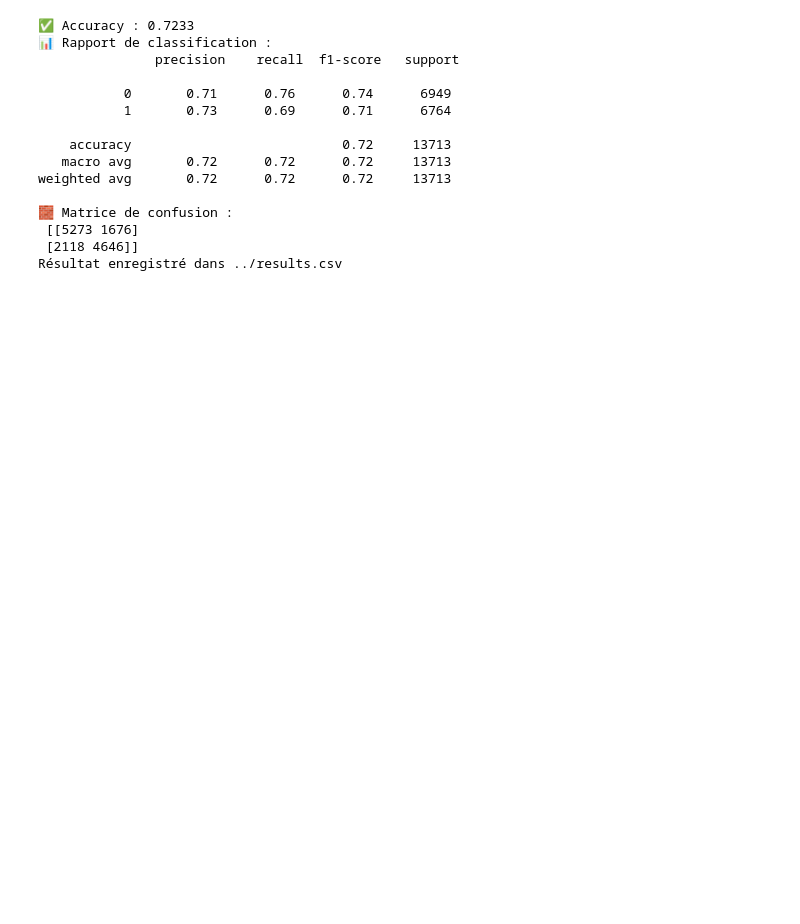
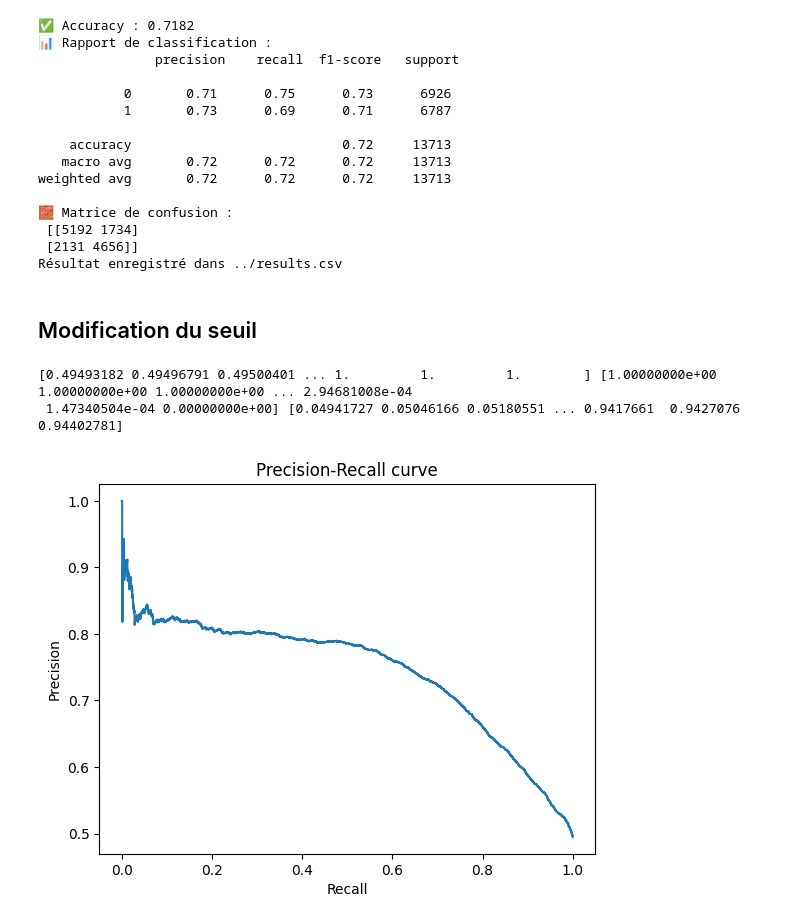
Before and after one commit to sulivan-moreau/cardio-vasc-risks, a Jupyter notebook: notebooks/modelisation.ipynb, the cells around one changed output. Saved outputs shown, nothing was run; the diff lists cells and outputs as text; code cells hidden in the pictures; blank space fills up the shorter version.

Commit message:
test d'optimisations
Creation de recall_1 comme métrique
RandomiezdSearchCV
Modifcation du seuil

```diff
--- a/notebooks/modelisation.ipynb
+++ b/notebooks/modelisation.ipynb
@@ -17,0 +79,30 @@ y = df["cardio"]
+# %%
+model=LogisticRegression()
+
+param_distributions = {
+    'C':  [150, 200], # C variera de 0.01 à 100, selon une distribution log-uniforme
+    'penalty': ['l2'],
+    'solver': ['liblinear', 'lbfgs'],
+    'max_iter': [500]
+}
+
+X_train, X_test, y_train, y_test = train_test_split(
+    X, y, test_size=0.2, stratify=y, random_state=42
+)
+
+
+randomized_search = RandomizedSearchCV(
+    estimator = model,
+    param_distributions=param_distributions,  # ou param_grid si tu préfères, mais param_distributions est la convention
+    cv=5,
+    scoring=recall_scorer,  # Optimise spécifiquement le recall de la classe 1
+    n_iter=5,  # Ici, 2 car tu n'as que 2 valeurs pour C, mais à adapter selon ton espace de paramètres
+    random_state=42
+                           )
+
+# 2. Lancer l'entraînement avec .fit()
+randomized_search.fit(X_train, y_train)
+
+
+print("Meilleurs hyperparamètres trouvés :", randomized_search.best_params_)
+print("Meilleur score d'entraînement (recall classe 1) :", randomized_search.best_score_)
@@ -18,6 +129,6 @@ y = df["cardio"]
 # %%
 
-# ============== Exécution du modèle  ================
+# ============== Exécution de modèles  ================
 
 # execute_model_and_save_score(X, y)
 # execute_model_and_save_score(X, y, max_iter=1000, penalty="l2", solver="lbfgs")
@@ -28,20 +139,48 @@ y = df["cardio"]
 # execute_model_and_save_score(X, y, df_path=DF_PATH, penalty='l1', solver='liblinear')
 # execute_model_and_save_score(X, y, df_path=DF_PATH, penalty='l1', solver='saga')
 # execute_model_and_save_score(X, y, df_path=DF_PATH, penalty='l2', solver='newton-cg')
-execute_model_and_save_score(X, y, max_iter=2000, df_path=DF_PATH, penalty='l2', solver='newton-cg')
+# execute_model_and_save_score(X, y, max_iter=2000, df_path=DF_PATH, penalty='l2', solver='newton-cg')
+# execute_model_and_save_score(X, y, C= 100, max_iter=1000, penalty= 'l2', solver= 'liblinear', df_path = DF_PATH)
+# execute_model_and_save_score(X, y, C= 200, max_iter= 1000, penalty= 'l2', solver= 'liblinear', df_path = DF_PATH)
+# execute_model_and_save_score(X, y, C= 200, max_iter= 1000, penalty= 'l2', solver= 'liblinear', df_path = DF_PATH)
+# execute_model_and_save_score(X, y, C= 150, max_iter= 1000, penalty= 'l2', solver= 'liblinear', df_path = DF_PATH)
+execute_model_and_save_score(X, y, C= 200, max_iter= 1000, penalty= 'l2', solver= 'liblinear', df_path = DF_PATH)
 # %% [output]
-✅ Accuracy : 0.7233
+✅ Accuracy : 0.7182
 📊 Rapport de classification :
                precision    recall  f1-score   support
 
-           0       0.71      0.76      0.74      6949
-           1       0.73      0.69      0.71      6764
+           0       0.71      0.75      0.73      6926
+           1       0.73      0.69      0.71      6787
 
     accuracy                           0.72     13713
    macro avg       0.72      0.72      0.72     13713
 weighted avg       0.72      0.72      0.72     13713
 
 🧱 Matrice de confusion :
- [[5273 1676]
- [2118 4646]]
+ [[5192 1734]
+ [2131 4656]]
 Résultat enregistré dans ../results.csv
+# %% [markdown]
+## Modification du seuil
+# %%
+# Obtenir les probabilités pour la classe 1
+y_proba = grid_search.best_estimator_.predict_proba(X_test)[:, 1]
+
+# Trouver le seuil qui maximise le recall
+precision, recall, thresholds = precision_recall_curve(y_test, y_proba)
+# %%
+print(precision, recall, thresholds)
+# %% [output]
+[0.49493182 0.49496791 0.49500401 ... 1.         1.         1.        ] [1.00000000e+00 1.00000000e+00 1.00000000e+00 ... 2.94681008e-04
+ 1.47340504e-04 0.00000000e+00] [0.04941727 0.05046166 0.05180551 ... 0.9417661  0.9427076  0.94402781]
+# %%
+import matplotlib.pyplot as plt
+
+plt.plot(recall, precision)
+plt.xlabel('Recall')
+plt.ylabel('Precision')
+plt.title('Precision-Recall curve')
+plt.show()
+# %% [output]
+[figure, added]
```
Also changed, not shown: parts of 6 cells of this notebook, 6 other files.
